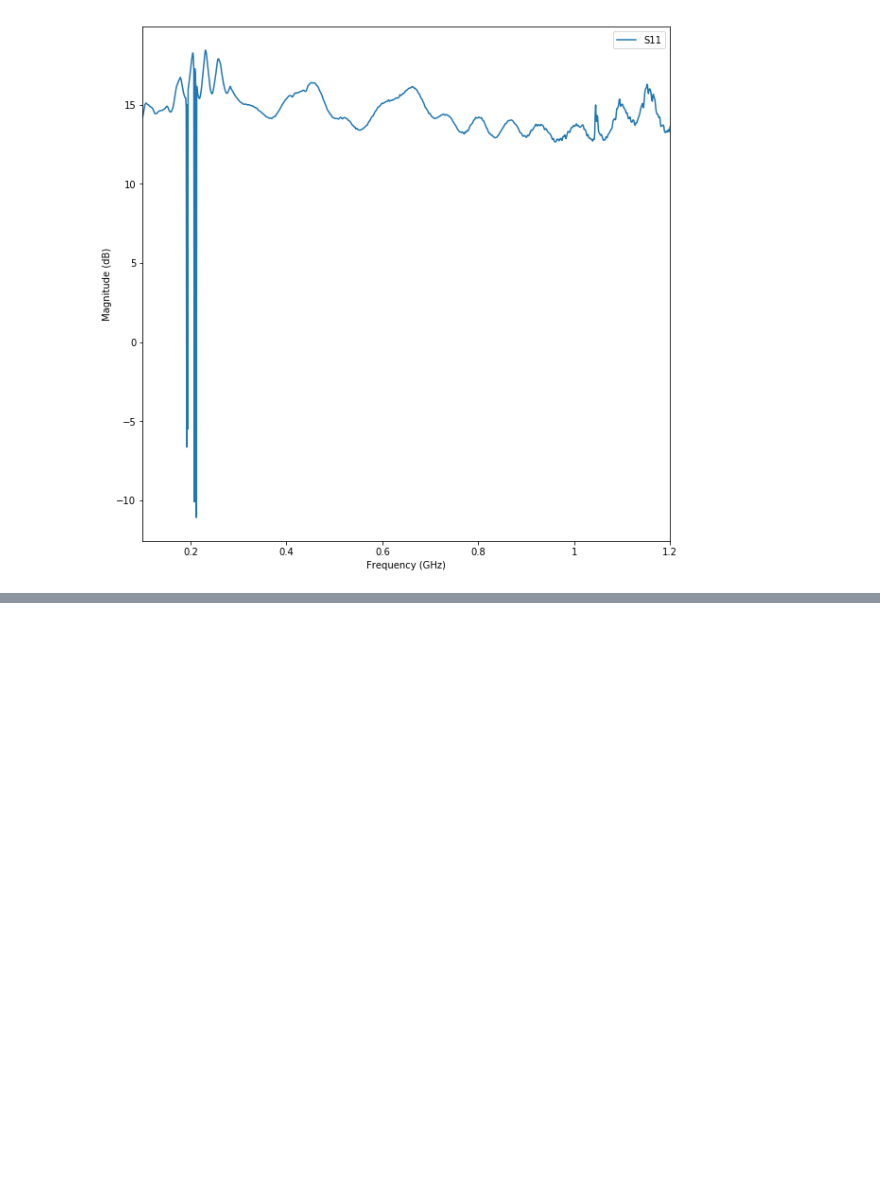
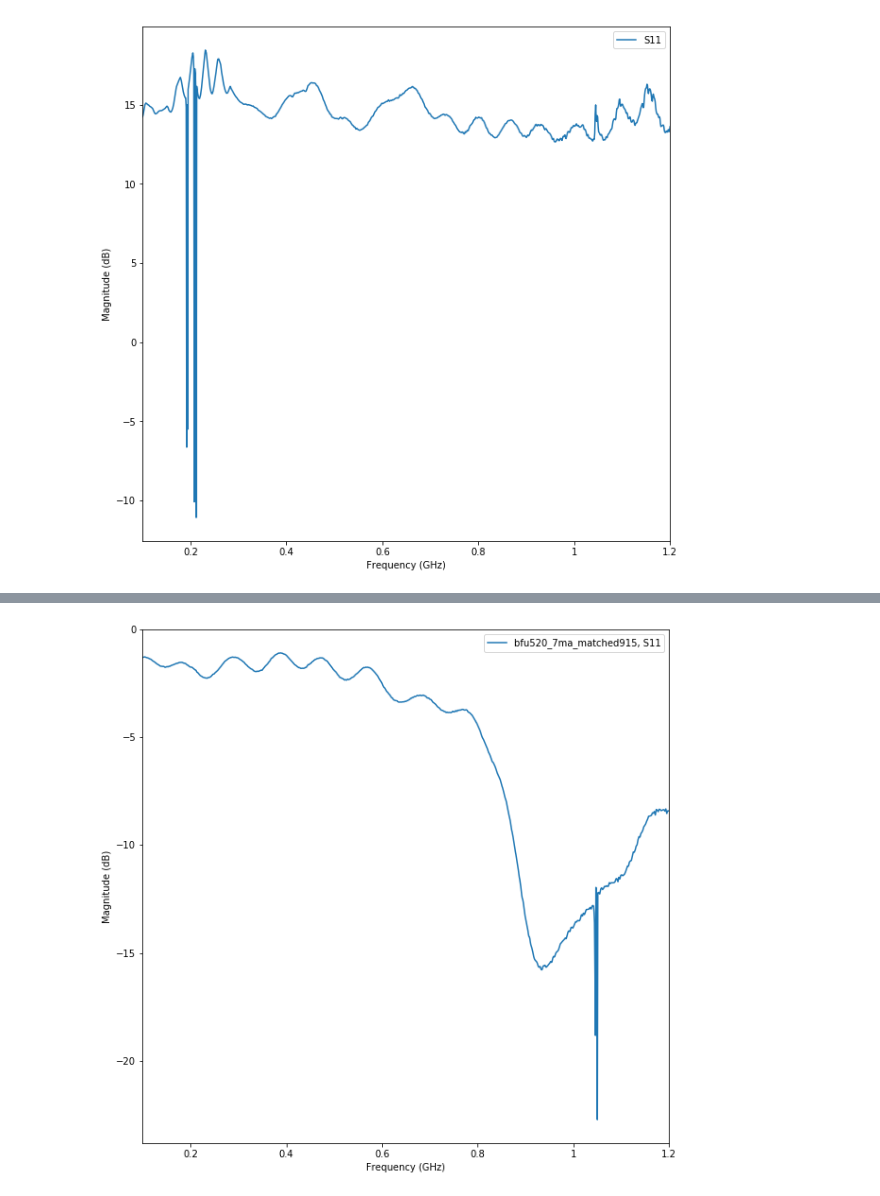
Before and after one commit to cactorium/BFU520R-amplifier, a Jupyter notebook: sim/calc-matching-networks.ipynb, the cells around one changed output, grey strips where cells are left out. Drawn from its saved outputs; the diff is of its cells as text; code cells hidden in the pictures; blank space fills up the shorter version.

```diff
--- a/sim/calc-matching-networks.ipynb
+++ b/sim/calc-matching-networks.ipynb
@@ -352,0 +359,4 @@ amplifier_915.s21.plot_s_db()
+# %%
+amplifier_915_measured.s11.plot_s_db()
+# %% [output]
+[figure, added]
```
Also changed, not shown: parts of 4 cells of this notebook.
